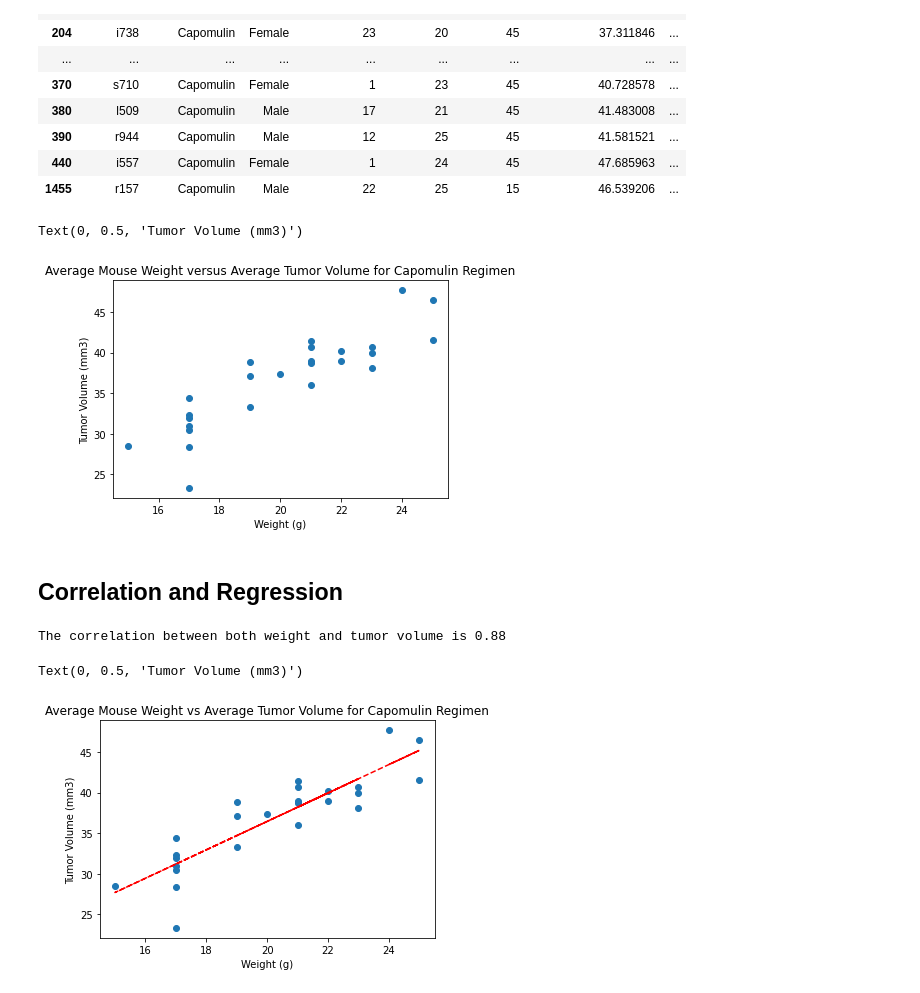
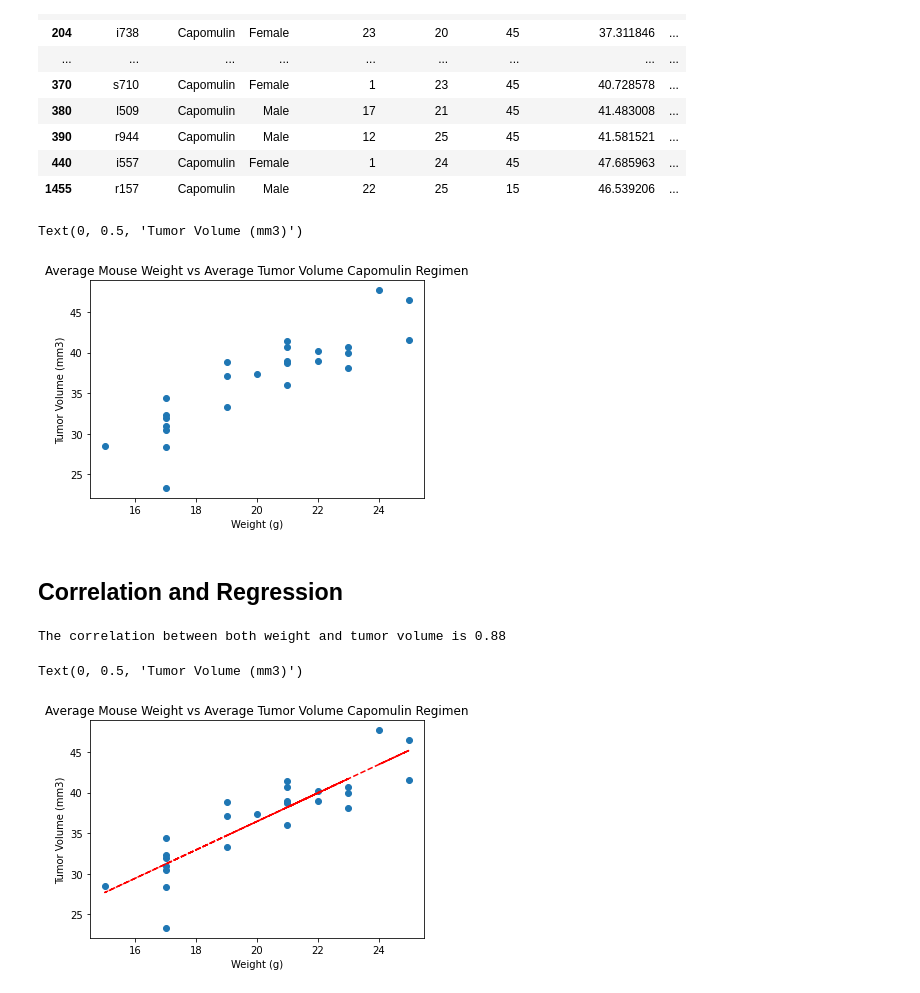
Before and after one commit to uchenna23/Matplotlib-Challenge, a Jupyter notebook: Pymaceuticals/pymaceuticals_starter.ipynb, the cells around one changed output. Drawn from its saved outputs; the diff is of its cells as text; code cells hidden in the pictures.

```diff
--- a/Pymaceuticals/pymaceuticals_starter.ipynb
+++ b/Pymaceuticals/pymaceuticals_starter.ipynb
@@ -307,13 +302,13 @@ tumor_vs_weight
 # %%
 mouse_weight = tumor_vs_weight["Weight (g)"]
 tumor_volume = tumor_vs_weight["Tumor Volume (mm3)"]
 plt.scatter(mouse_weight, tumor_volume)
-plt.title("Average Mouse Weight versus Average Tumor Volume for Capomulin Regimen")
+plt.title("Average Mouse Weight vs Average Tumor Volume Capomulin Regimen")
 plt.xlabel("Weight (g)")
 plt.ylabel("Tumor Volume (mm3)")
 # %% [output]
 Text(0, 0.5, 'Tumor Volume (mm3)')
-[figure, old version]
+[figure, new version]
 # %% [markdown]
 ## Correlation and Regression
 # %%
@@ -326,10 +321,10 @@ slope, int, r, p, std_err = st.linregress(mouse_weight, tumor_volume)
 fit = slope * mouse_weight + int
 plt.scatter(mouse_weight, tumor_volume)
 plt.plot(mouse_weight, fit, "--", color="r")
-plt.title("Average Mouse Weight vs Average Tumor Volume for Capomulin Regimen")
+plt.title("Average Mouse Weight vs Average Tumor Volume Capomulin Regimen")
 plt.xlabel("Weight (g)")
 plt.ylabel("Tumor Volume (mm3)")
 # %% [output]
 The correlation between both weight and tumor volume is 0.88
 Text(0, 0.5, 'Tumor Volume (mm3)')
-[figure, old version]
+[figure, new version]
```
Also changed, not shown: parts of 6 cells of this notebook.
